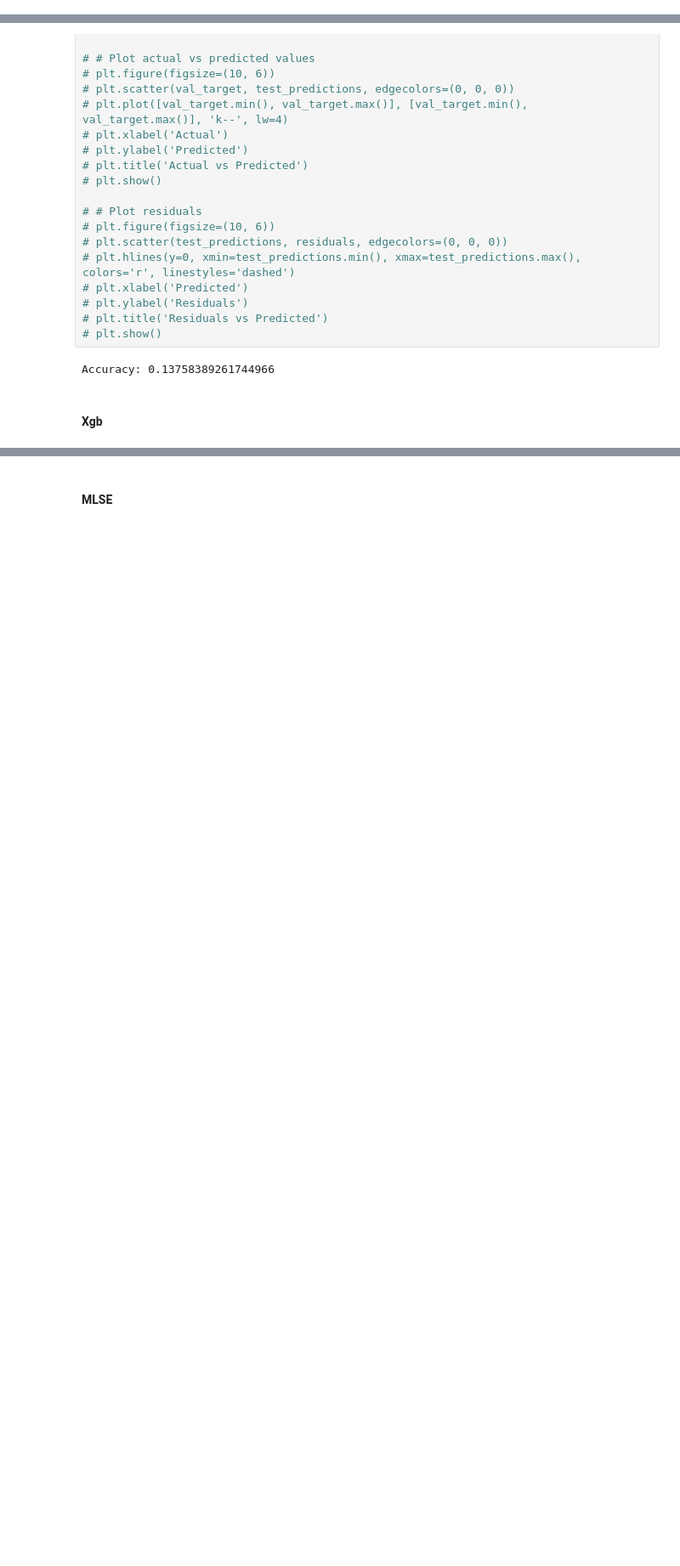
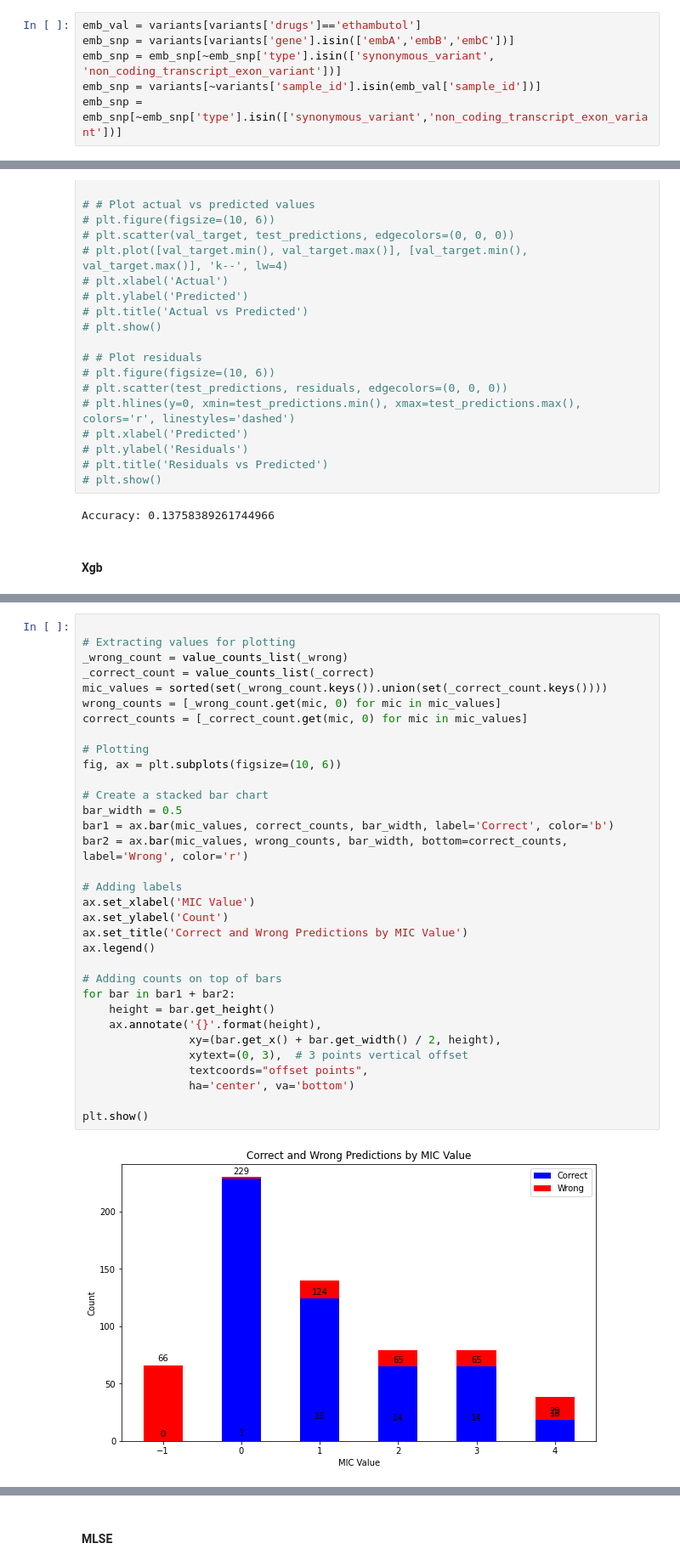
Before and after one commit to linfeng-wang/tb_dr_MIC_v2, a Jupyter notebook: quality_on_acc.ipynb, the cells around one changed output, grey strips where cells are left out. Shown at 85% size. Saved outputs shown, nothing was run; the diff lists cells and outputs as text; blank space fills up the shorter version.

```diff
--- a/quality_on_acc.ipynb
+++ b/quality_on_acc.ipynb
@@ -1724,0 +2066,6 @@ Class 2: AUC: 0.909678581435376
+# %%
+emb_val = variants[variants['drugs']=='ethambutol']
+emb_snp = variants[variants['gene'].isin(['embA','embB','embC'])]
+emb_snp = emb_snp[~emb_snp['type'].isin(['synonymous_variant', 'non_coding_transcript_exon_variant'])]
+emb_snp = variants[~variants['sample_id'].isin(emb_val['sample_id'])]
+emb_snp = emb_snp[~emb_snp['type'].isin(['synonymous_variant','non_coding_transcript_exon_variant'])]
@@ -2110,0 +3053,35 @@ Accuracy: 0.13758389261744966
+# %%
+
+# Extracting values for plotting
+_wrong_count = value_counts_list(_wrong)
+_correct_count = value_counts_list(_correct)
+mic_values = sorted(set(_wrong_count.keys()).union(set(_correct_count.keys())))
+wrong_counts = [_wrong_count.get(mic, 0) for mic in mic_values]
+correct_counts = [_correct_count.get(mic, 0) for mic in mic_values]
+
+# Plotting
+fig, ax = plt.subplots(figsize=(10, 6))
+
+# Create a stacked bar chart
+bar_width = 0.5
+bar1 = ax.bar(mic_values, correct_counts, bar_width, label='Correct', color='b')
+bar2 = ax.bar(mic_values, wrong_counts, bar_width, bottom=correct_counts, label='Wrong', color='r')
+
+# Adding labels
+ax.set_xlabel('MIC Value')
+ax.set_ylabel('Count')
+ax.set_title('Correct and Wrong Predictions by MIC Value')
+ax.legend()
+
+# Adding counts on top of bars
+for bar in bar1 + bar2:
+    height = bar.get_height()
+    ax.annotate('{}'.format(height),
+                xy=(bar.get_x() + bar.get_width() / 2, height),
+                xytext=(0, 3),  # 3 points vertical offset
+                textcoords="offset points",
+                ha='center', va='bottom')
+
+plt.show()
+# %% [output]
+[figure, added]
```
Also changed, not shown: parts of 64 cells of this notebook, 36 other files.
